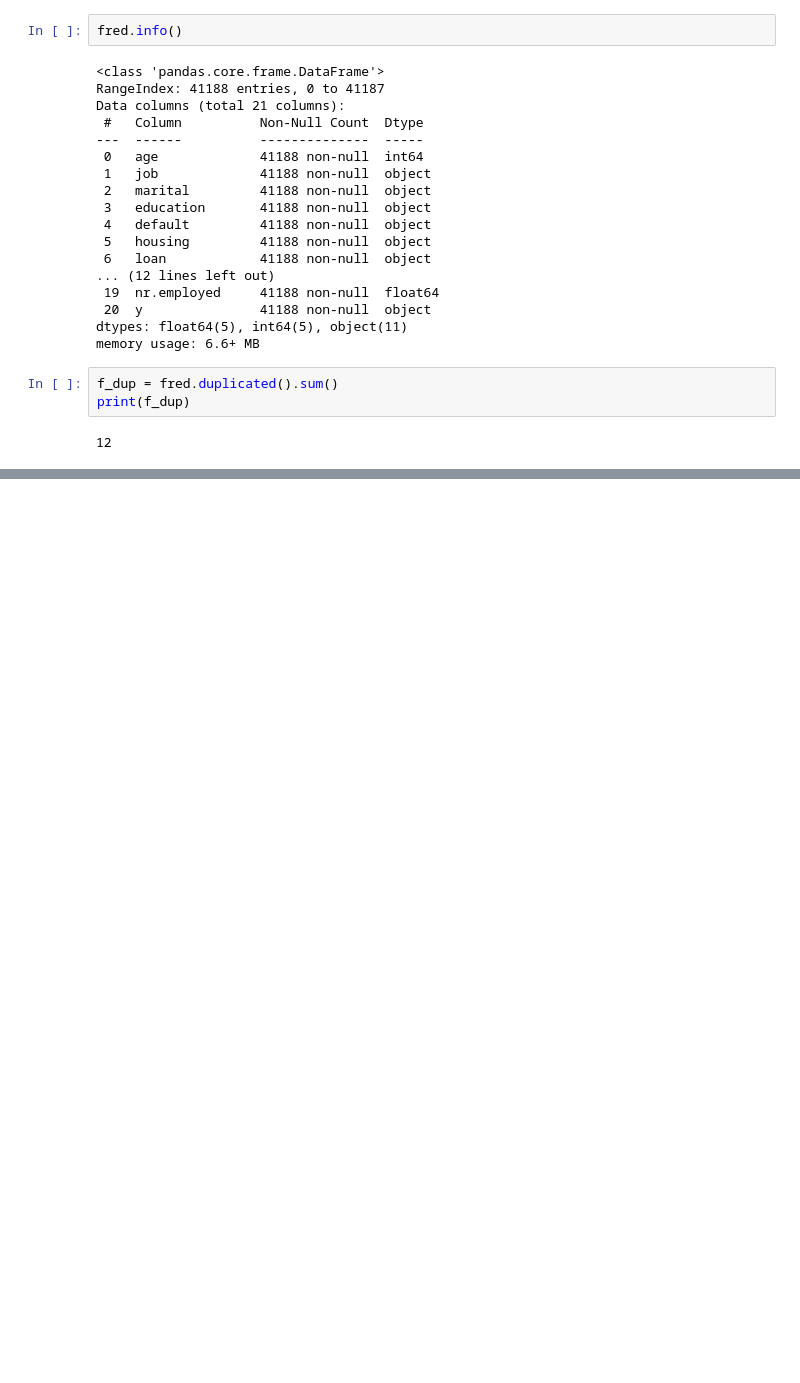
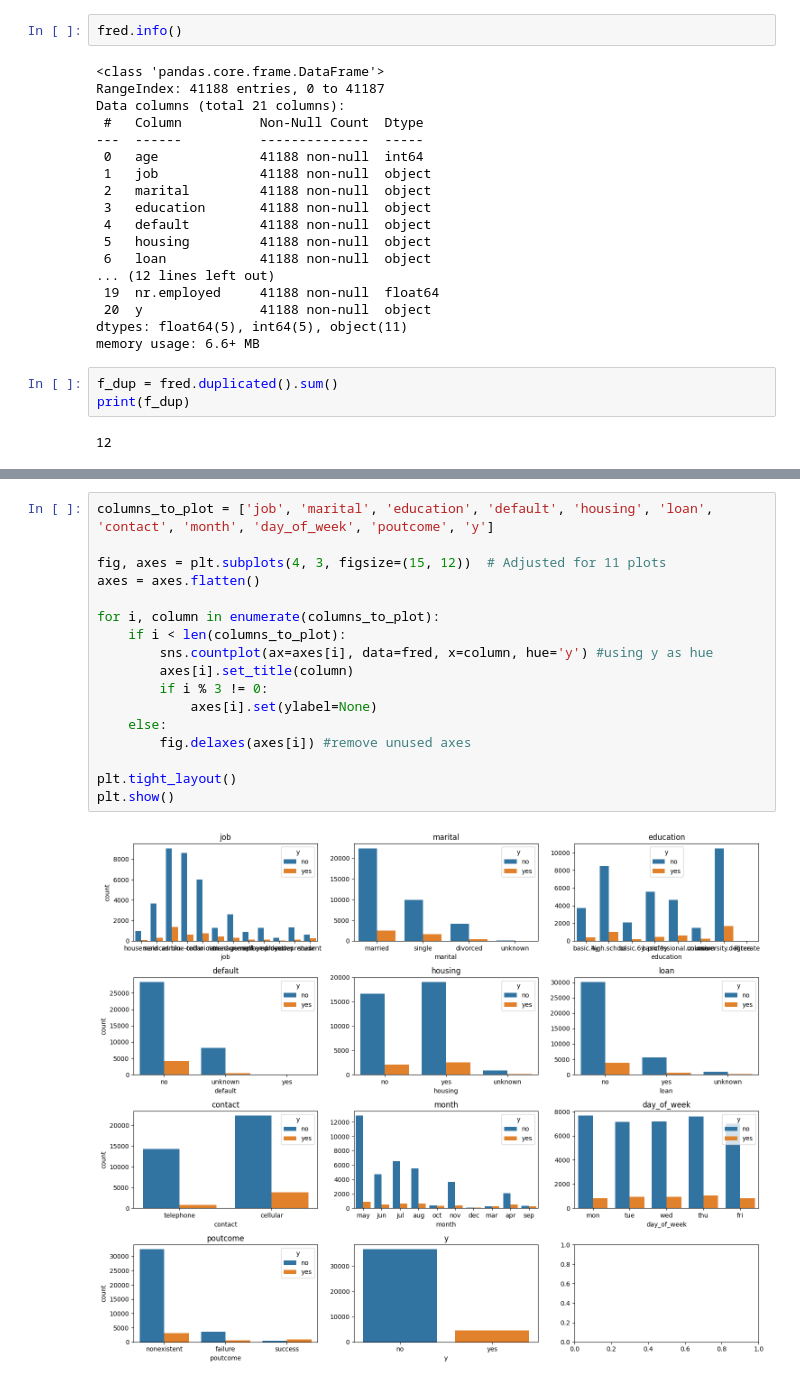
Before and after one commit to 4GeeksAcademy/logistic-regression-project-tutorial-Adam-Val, a Jupyter notebook: explore.ipynb, the cells around one changed output, grey strips where cells are left out. Saved outputs shown, nothing was run; the diff lists cells and outputs as text; blank space fills up the shorter version.

```diff
--- a/explore.ipynb
+++ b/explore.ipynb
@@ -71,0 +87,19 @@ np.int64(0)
+# %%
+columns_to_plot = ['job', 'marital', 'education', 'default', 'housing', 'loan', 'contact', 'month', 'day_of_week', 'poutcome', 'y']
+
+fig, axes = plt.subplots(4, 3, figsize=(15, 12))  # Adjusted for 11 plots
+axes = axes.flatten()
+
+for i, column in enumerate(columns_to_plot):
+    if i < len(columns_to_plot):
+        sns.countplot(ax=axes[i], data=fred, x=column, hue='y') #using y as hue
+        axes[i].set_title(column)
+        if i % 3 != 0:
+            axes[i].set(ylabel=None)
+    else:
+        fig.delaxes(axes[i]) #remove unused axes
+
+plt.tight_layout()
+plt.show()
+# %% [output]
+[figure, added]
```
Also changed, not shown: parts of 13 cells of this notebook.
